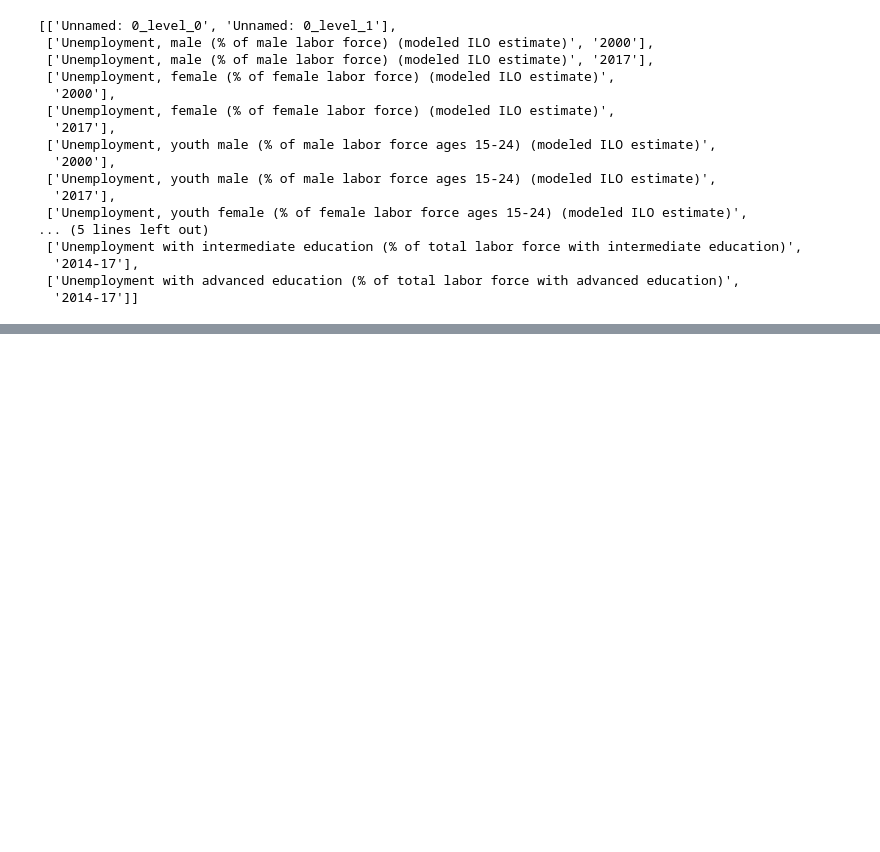
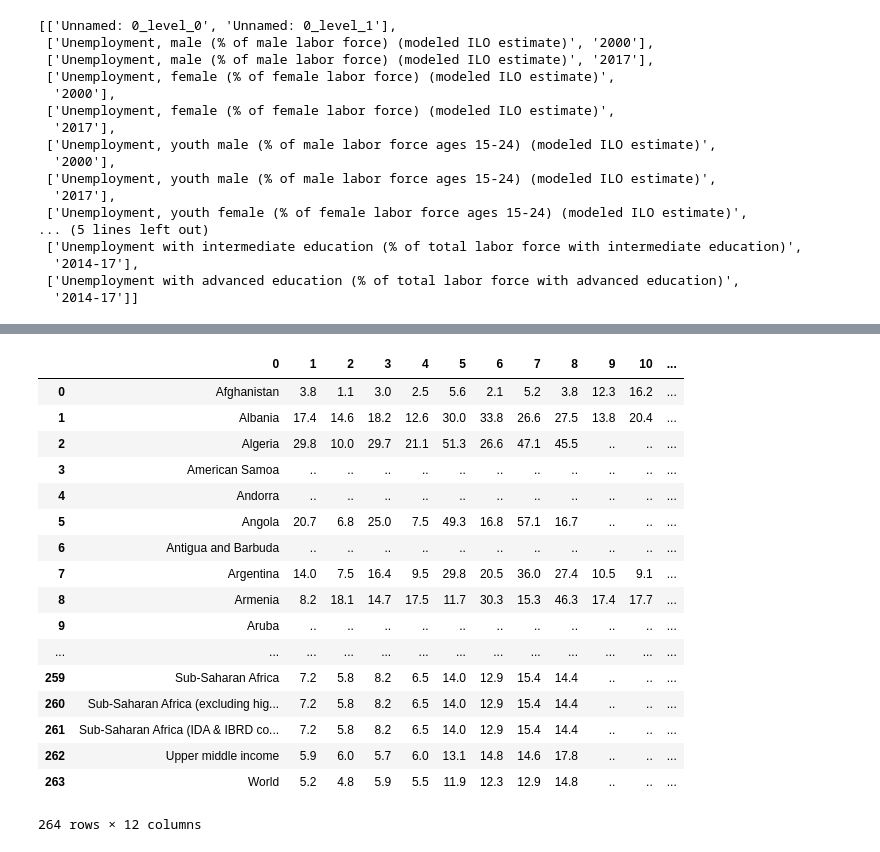
Before and after one commit to nikki-wolf/ETL_project, a Jupyter notebook: Notebooks/fawnzou.ipynb, the cells around one changed output, grey strips where cells are left out. Drawn from its saved outputs; the diff is of its cells as text; code cells hidden in the pictures; blank space fills up the shorter version.

```diff
--- a/Notebooks/fawnzou.ipynb
+++ b/Notebooks/fawnzou.ipynb
@@ -271,0 +270,21 @@ fdfdsfdsfdsfd
+# %%
+tables[2]
+# %% [output]
+|  | 0 | 1 | 2 | 3 | 4 | 5 | 6 | 7 | 8 | 9 | 10 | ... |
+| 0 | Afghanistan | 3.8 | 1.1 | 3.0 | 2.5 | 5.6 | 2.1 | 5.2 | 3.8 | 12.3 | 16.2 | ... |
+| 1 | Albania | 17.4 | 14.6 | 18.2 | 12.6 | 30.0 | 33.8 | 26.6 | 27.5 | 13.8 | 20.4 | ... |
+| 2 | Algeria | 29.8 | 10.0 | 29.7 | 21.1 | 51.3 | 26.6 | 47.1 | 45.5 | .. | .. | ... |
+| 3 | American Samoa | .. | .. | .. | .. | .. | .. | .. | .. | .. | .. | ... |
+| 4 | Andorra | .. | .. | .. | .. | .. | .. | .. | .. | .. | .. | ... |
+| 5 | Angola | 20.7 | 6.8 | 25.0 | 7.5 | 49.3 | 16.8 | 57.1 | 16.7 | .. | .. | ... |
+| 6 | Antigua and Barbuda | .. | .. | .. | .. | .. | .. | .. | .. | .. | .. | ... |
+| 7 | Argentina | 14.0 | 7.5 | 16.4 | 9.5 | 29.8 | 20.5 | 36.0 | 27.4 | 10.5 | 9.1 | ... |
+| 8 | Armenia | 8.2 | 18.1 | 14.7 | 17.5 | 11.7 | 30.3 | 15.3 | 46.3 | 17.4 | 17.7 | ... |
+| 9 | Aruba | .. | .. | .. | .. | .. | .. | .. | .. | .. | .. | ... |
+| ... | ... | ... | ... | ... | ... | ... | ... | ... | ... | ... | ... | ... |
+| 259 | Sub-Saharan Africa | 7.2 | 5.8 | 8.2 | 6.5 | 14.0 | 12.9 | 15.4 | 14.4 | .. | .. | ... |
+| 260 | Sub-Saharan Africa (excluding hig... | 7.2 | 5.8 | 8.2 | 6.5 | 14.0 | 12.9 | 15.4 | 14.4 | .. | .. | ... |
+| 261 | Sub-Saharan Africa (IDA & IBRD co... | 7.2 | 5.8 | 8.2 | 6.5 | 14.0 | 12.9 | 15.4 | 14.4 | .. | .. | ... |
+| 262 | Upper middle income | 5.9 | 6.0 | 5.7 | 6.0 | 13.1 | 14.8 | 14.6 | 17.8 | .. | .. | ... |
+| 263 | World | 5.2 | 4.8 | 5.9 | 5.5 | 11.9 | 12.3 | 12.9 | 14.8 | .. | .. | ... |
+264 rows × 12 columns
```
Also changed, not shown: parts of 5 cells of this notebook.
